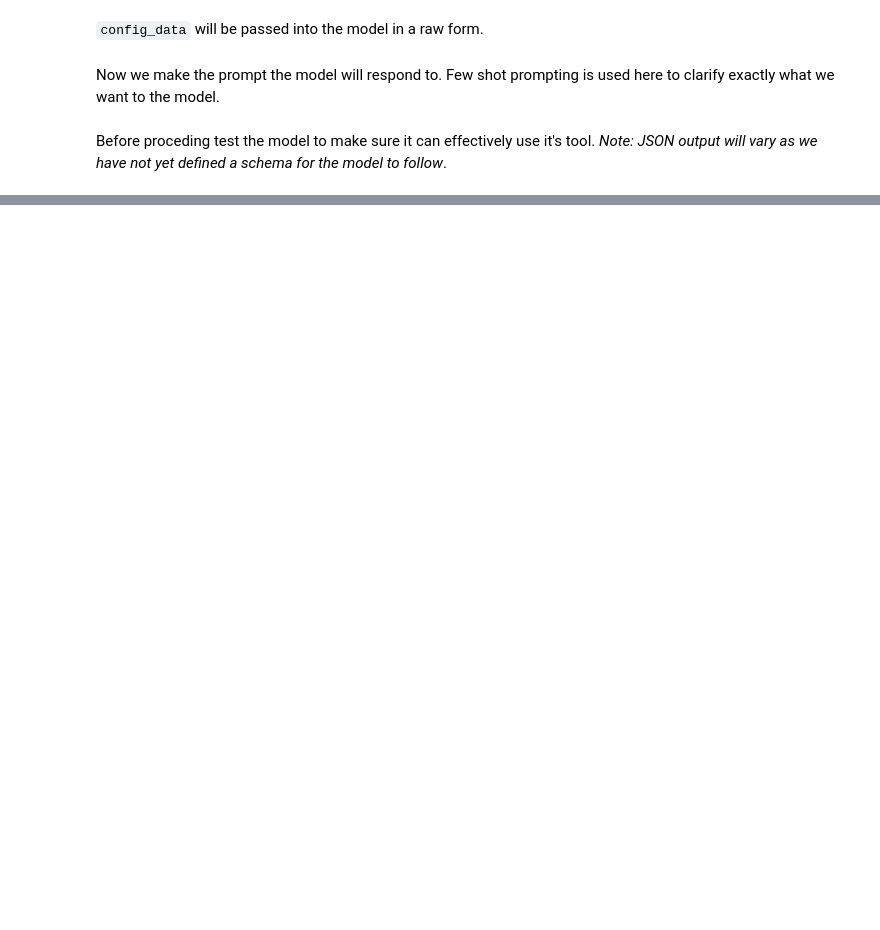
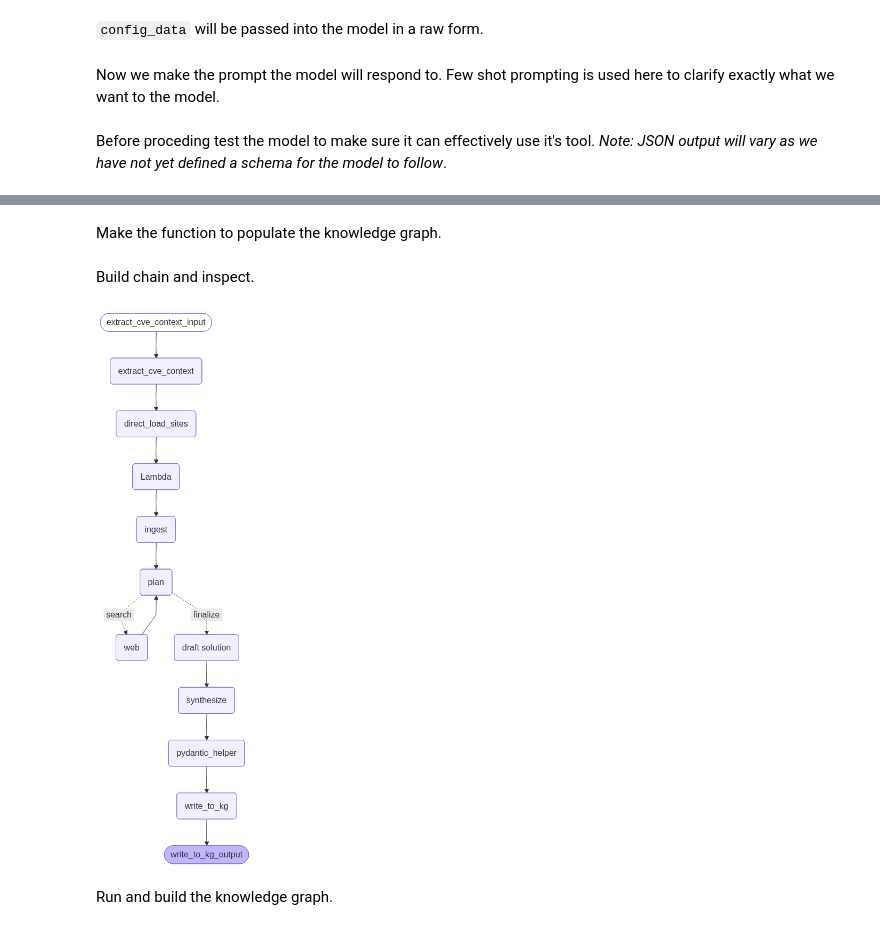
Before and after one commit to dzur658/ping, a Jupyter notebook: ai-module/synthetic-agentic/synthetic_data_generator.ipynb, the cells around one changed output, grey strips where cells are left out. Cells and saved outputs as stored; diff of their text form; code cells hidden in the pictures; blank space fills up the shorter version.

Commit message:
Ready to populate knowledge graph; tested

```diff
--- a/ai-module/synthetic-agentic/synthetic_data_generator.ipynb
+++ b/ai-module/synthetic-agentic/synthetic_data_generator.ipynb
@@ -470,31 +493,31 @@ class SolutionSegment(BaseModel):
 # %% [markdown]
 Now we'll create a seperate Pydantic class for just the information we want from the LLM, other information can be harvested from the pipeline.
 # %%
-class LLMOutputSegment(BaseModel):
-    """The structured output from the LLM remediation analysis."""
-    device_type: str = Field(..., description="The type of device affected by the CVE, e.g., 'Router', 'Camera', 'IoT Device', 'Gaming Console', etc.")
-    # remediation node
-    remediation_type: Literal["Update", "Configuration Change", "Password Update", "Uninstall", "Retire Device", "Disconnect", "Isolate", "No Fix"] = Field(..., description="Advice to the user \
-                                                                                                                                                            who has this vunlerability on remediation. \
-                                                                                                                                                            This describes what the step by step guide \
-                                                                                                                                                            will instruct the user to do.")
-    non_remediation_risk: str = Field(description="A short paragraph describing the risks of not remediating the vulnerability.")
-    investigation_summary: str = Field(description="A summary of the investigation process, including search queries used and key findings from sources supporting the \
-                                       remediation type, step by step guide, and non-remediation risks.")
-    step_by_step_resolution: str = Field(description="Detailed step-by-step resolution instructions if RESOLVED.")
-    vulnerable_versions: str = Field(description="A sentence or 2 explaining which versions of the device are vulnerable to this CVE.")
+# class LLMOutputSegment(BaseModel):
+#     """The structured output from the LLM remediation analysis."""
+#     device_type: str = Field(..., description="The type of device affected by the CVE, e.g., 'Router', 'Camera', 'IoT Device', 'Gaming Console', etc.")
+#     # remediation node
+#     remediation_type: Literal["Update", "Configuration Change", "Password Update", "Uninstall", "Retire Device", "Disconnect", "Isolate", "No Fix"] = Field(..., description="Advice to the user \
+#                                                                                                                                                             who has this vunlerability on remediation. \
+#                                                                                                                                                             This describes what the step by step guide \
+#                                                                                                                                                             will instruct the user to do.")
+#     non_remediation_risk: str = Field(description="A short paragraph describing the risks of not remediating the vulnerability.")
+#     investigation_summary: str = Field(description="A summary of the investigation process, including search queries used and key findings from sources supporting the \
+#                                        remediation type, step by step guide, and non-remediation risks.")
+#     step_by_step_resolution: str = Field(description="Detailed step-by-step resolution instructions if RESOLVED.")
+#     vulnerable_versions: str = Field(description="A sentence or 2 explaining which versions of the device are vulnerable to this CVE.")
 # %% [markdown]
 Define the Pydantic classes to allow for "side car" riding of original data alongside the LLM to prevent hallucinations on large contextual objects.
 # %%
-class GraphState(BaseModel):
-    # master copy
-    cve_blob: dict = Field(..., description="The full CVE context blob including all reference contents and NVD data.")
+# class GraphState(BaseModel):
+#     # master copy
+#     cve_blob: dict = Field(..., description="The full CVE context blob including all reference contents and NVD data.")
 
-    # working memory for this iteration
-    messages: list = Field(..., description="The list of messages exchanged during this analysis iteration.")
+#     # working memory for this iteration
+#     messages: list = Field(..., description="The list of messages exchanged during this analysis iteration.")
 
-    # LLMs solution
-    solution: LLMOutputSegment = Field(..., description="The LLM's structured remediation analysis for this CVE.")
+#     # LLMs solution
+#     solution: LLMOutputSegment = Field(..., description="The LLM's structured remediation analysis for this CVE.")
 # %% [markdown]
 Create the scaffolding nodes for the agent.
 # %%
@@ -647,0 +1104,2 @@ print(result)
+# %% [markdown]
+Make the function to populate the knowledge graph.
@@ -647,0 +1225,11 @@ print(result)
+# %% [markdown]
+Build chain and inspect.
+# %%
+
+kg_chain = cve_preprocessing | direct_load | to_state | app | app_helper | build_kg
+
+display(Image(kg_chain.get_graph().draw_mermaid_png()))
+# %% [output]
+[figure, added]
+# %% [markdown]
+Run and build the knowledge graph.
```
Also changed, not shown: parts of 23 cells of this notebook.
